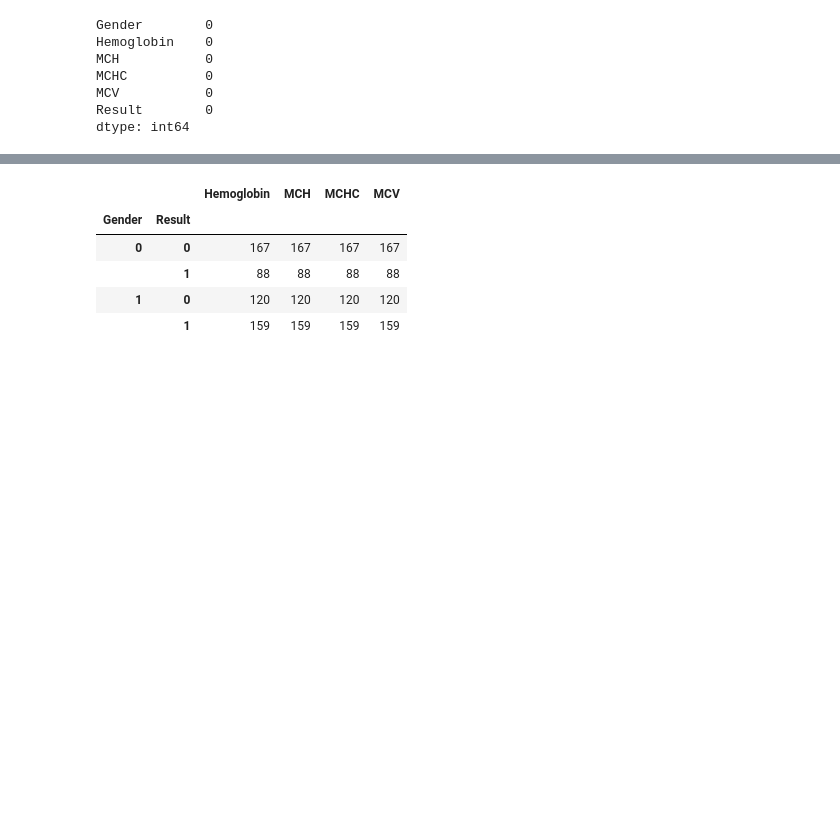
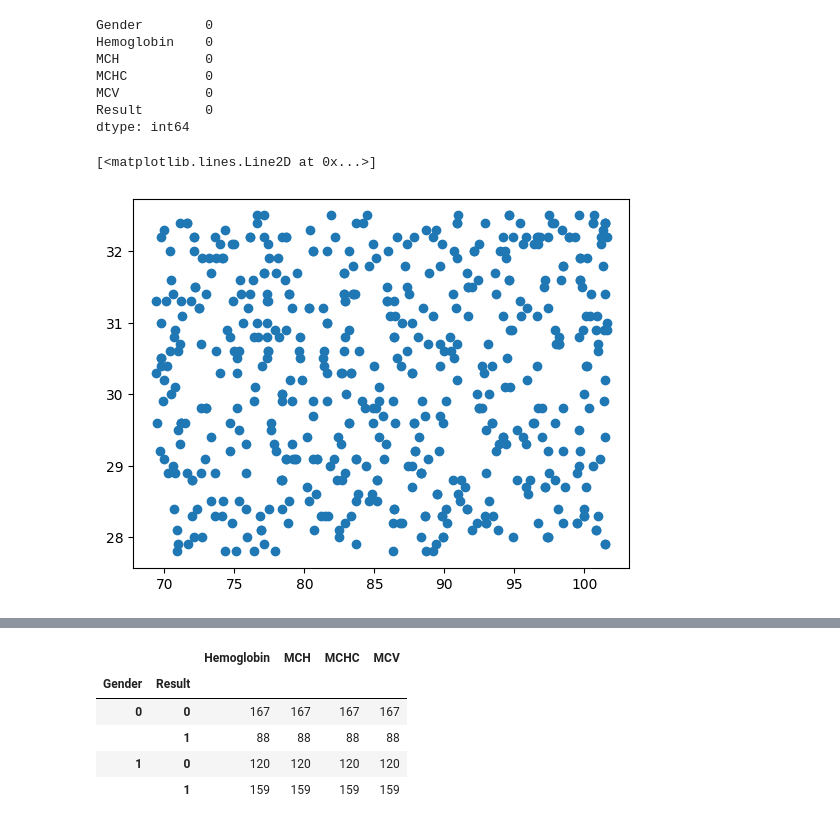
Before and after one commit to JohananOppongAmoateng/Anaemia-Classifier, a Jupyter notebook: anemia.ipynb, the cells around one changed output, grey strips where cells are left out. Cells and saved outputs as stored; diff of their text form; code cells hidden in the pictures; blank space fills up the shorter version.

```diff
--- a/anemia.ipynb
+++ b/anemia.ipynb
@@ -89,3 +89,8 @@ MCHC          0
 MCV           0
 Result        0
 dtype: int64
+# %%
+plt.plot(data.MCV,data.MCHC,ls="",marker="o")
+# %% [output]
+[<matplotlib.lines.Line2D at 0x...>]
+[figure, added]
```
Also changed, not shown: parts of 3 cells of this notebook.
